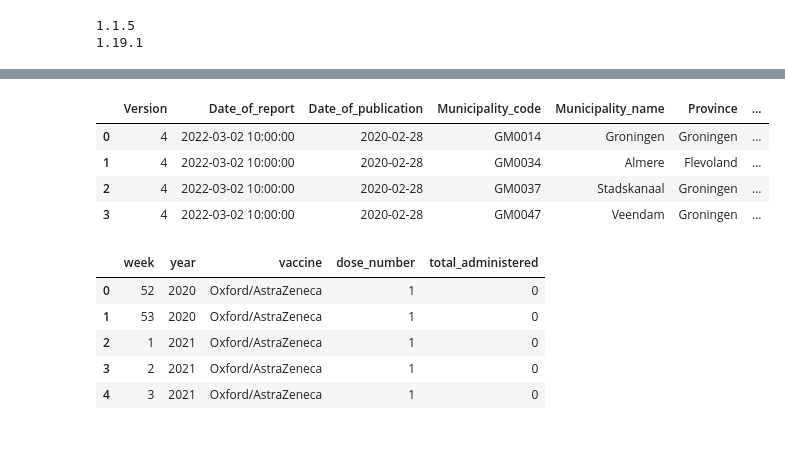
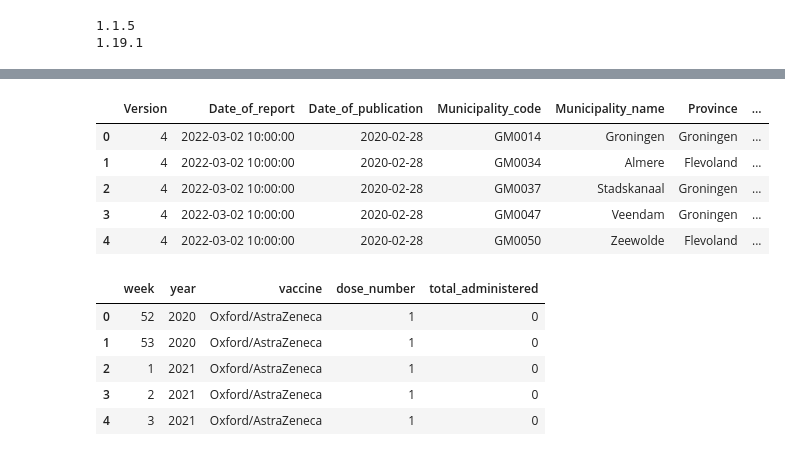
Before and after one commit to XiaoqiongGu/Armas_Chandra_2022_CovidVaccine, a Jupyter notebook: clinical_vs_wastewater.ipynb, the cells around one changed output, grey strips where cells are left out. Cells and saved outputs as stored; diff of their text form; code cells hidden in the pictures.

```diff
--- a/clinical_vs_wastewater.ipynb
+++ b/clinical_vs_wastewater.ipynb
@@ -35,11 +35,12 @@ df_raw_wastewater.head()
 | 3 | 2 | 2022-03-02 | 2020-03-31 | 2011 | Leeuwarden | 11002680177775 |
 | 4 | 2 | 2022-03-02 | 2020-03-31 | 1008 | Stadskanaal | 3802954816430 |
 # %%
-df_raw_covidcase.head(4)
+df_raw_covidcase.head()
 # %% [output]
 |  | Version | Date_of_report | Date_of_publication | Municipality_code | Municipality_name | Province | ... |
 | 0 | 4 | 2022-03-02 10:00:00 | 2020-02-28 | GM0014 | Groningen | Groningen | ... |
 | 1 | 4 | 2022-03-02 10:00:00 | 2020-02-28 | GM0034 | Almere | Flevoland | ... |
 | 2 | 4 | 2022-03-02 10:00:00 | 2020-02-28 | GM0037 | Stadskanaal | Groningen | ... |
 | 3 | 4 | 2022-03-02 10:00:00 | 2020-02-28 | GM0047 | Veendam | Groningen | ... |
+| 4 | 4 | 2022-03-02 10:00:00 | 2020-02-28 | GM0050 | Zeewolde | Flevoland | ... |
 # %%
```
Also changed, not shown: parts of 51 cells of this notebook, 5 other files.
